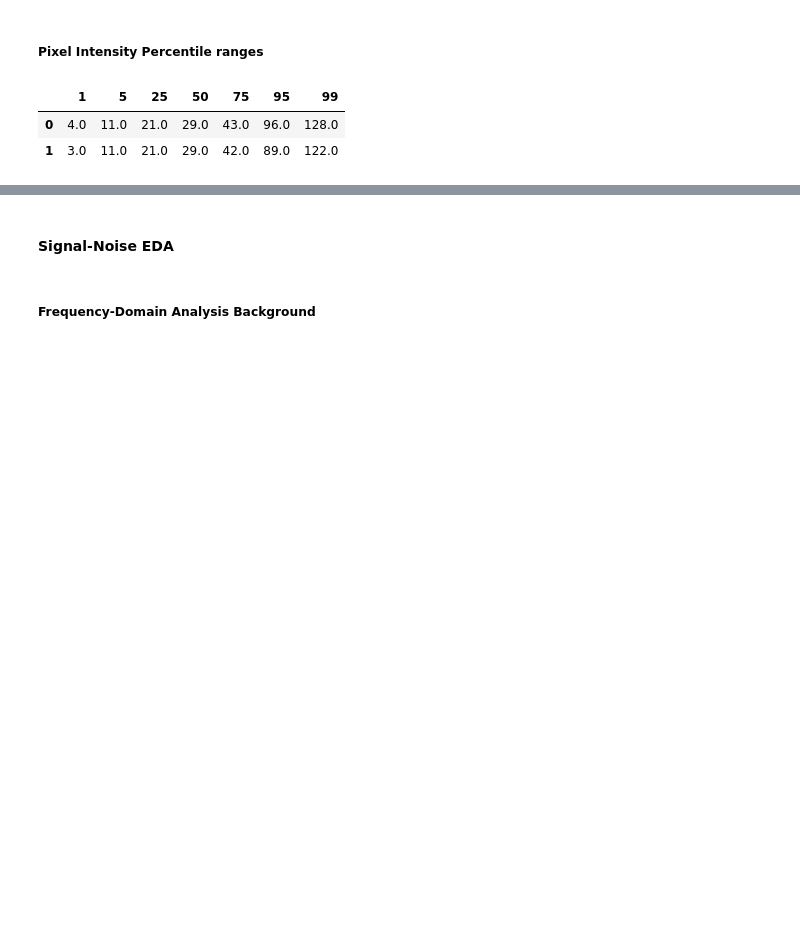
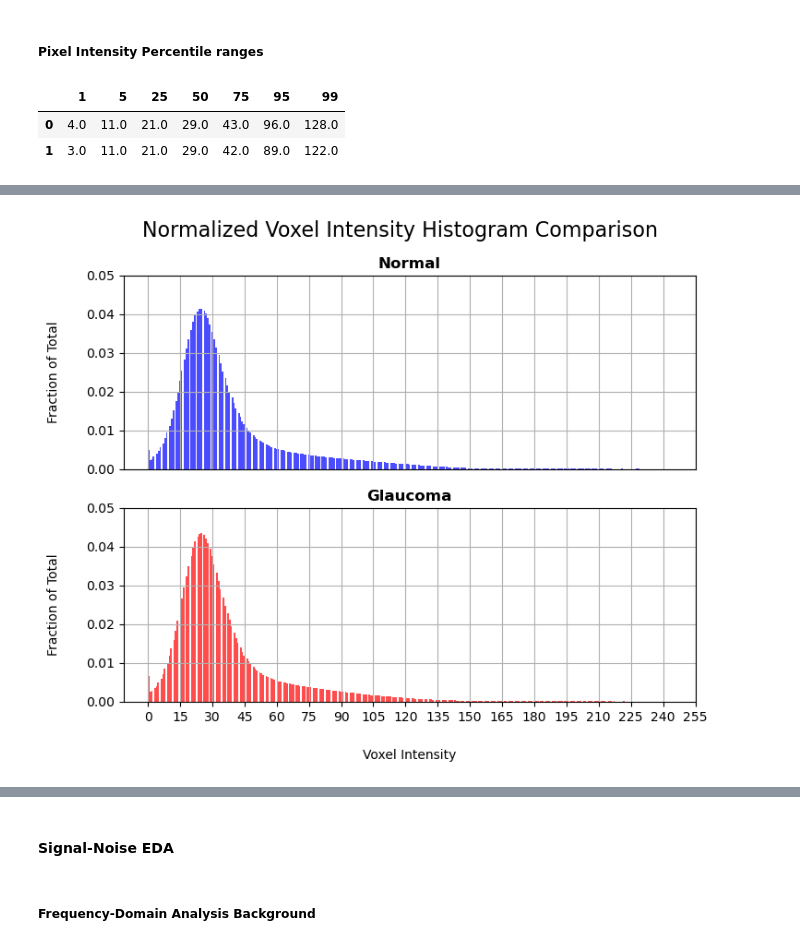
Before and after one commit to tbchuotmd/OCTCV, a Jupyter notebook: PART_2/DW-EDA.ipynb, the cells around one changed output, grey strips where cells are left out. Saved outputs shown, nothing was run; the diff lists cells and outputs as text; code cells hidden in the pictures; blank space fills up the shorter version.

Commit message:
Added voxel intensity histogram comparisons to visually supplement voxel intensity summary stats and percentiles for comparing target classes.

```diff
--- a/PART_2/DW-EDA.ipynb
+++ b/PART_2/DW-EDA.ipynb
@@ -332,0 +341,42 @@ This informs a shift in the augmentation strategy: rather than using simple line
+# %%
+# get indices for glaucoma vs normal data points
+gidxs = np.where(y[:,0]==1)[0]
+nidxs = np.where(y[:,0]==0)[0]
+
+# subset dataset into gluacoma vs normal
+gdata = X[gidxs]
+ndata = X[nidxs]
+
+# set up figure
+nbins=300
+fig,ax=plt.subplots(2,1,sharex=True,figsize=(8,6))
+fig.suptitle("Normalized Voxel Intensity Histogram Comparison",fontsize=16)
+
+# plot histogram of all ndata's voxels,
+# loading all volumes and flattening into linear array within the function call to save memory
+ax[0].hist(ndata.load().ravel(),
+           bins=nbins,
+           color='blue',
+           alpha=0.7,
+           density=True) # i.e., normalize values to between 0-1 to allow class-size-independent comparison
+ax[0].set_title('Normal',fontweight='bold')
+ax[0].tick_params(axis='x',length=0)
+ax[0].set_ylabel('Fraction of Total',rotation=90,labelpad=20)
+ax[0].set_yticks(np.arange(0,0.06,0.01))
+ax[0].grid()
+
+# plot histogram of all gdata's voxels,
+# loading all volumes and flattening into linear array within the function call to save memory
+ax[1].hist(gdata.load().ravel(),
+           bins=nbins,
+           color='red',
+           alpha=0.7,
+           density=True) # i.e., normalize values to between 0-1 to allow class-size-independent comparison
+ax[1].set_title('Glaucoma',fontweight='bold')
+ax[1].set_xlabel('Voxel Intensity',labelpad=20)
+ax[1].set_xticks(np.arange(0,260,15))
+ax[1].set_ylabel('Fraction of Total',rotation=90,labelpad=20)
+ax[1].set_yticks(np.arange(0,0.06,0.01))
+ax[1].grid()
+# %% [output]
+[figure, added]
```
Also changed, not shown: parts of 14 cells of this notebook.
